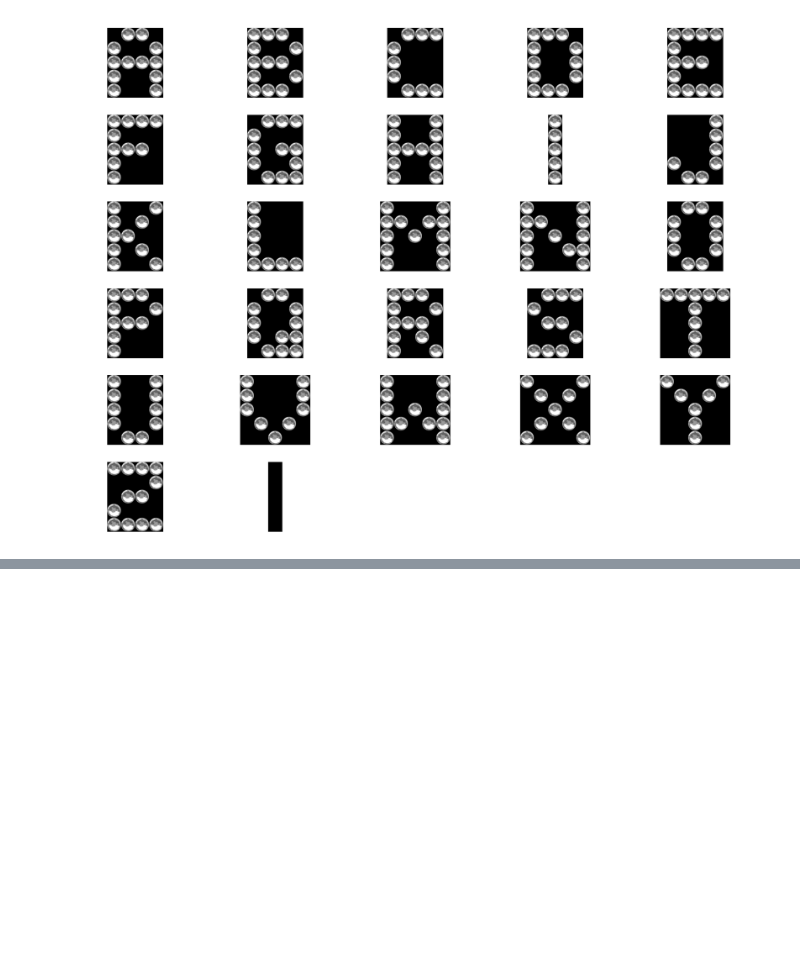
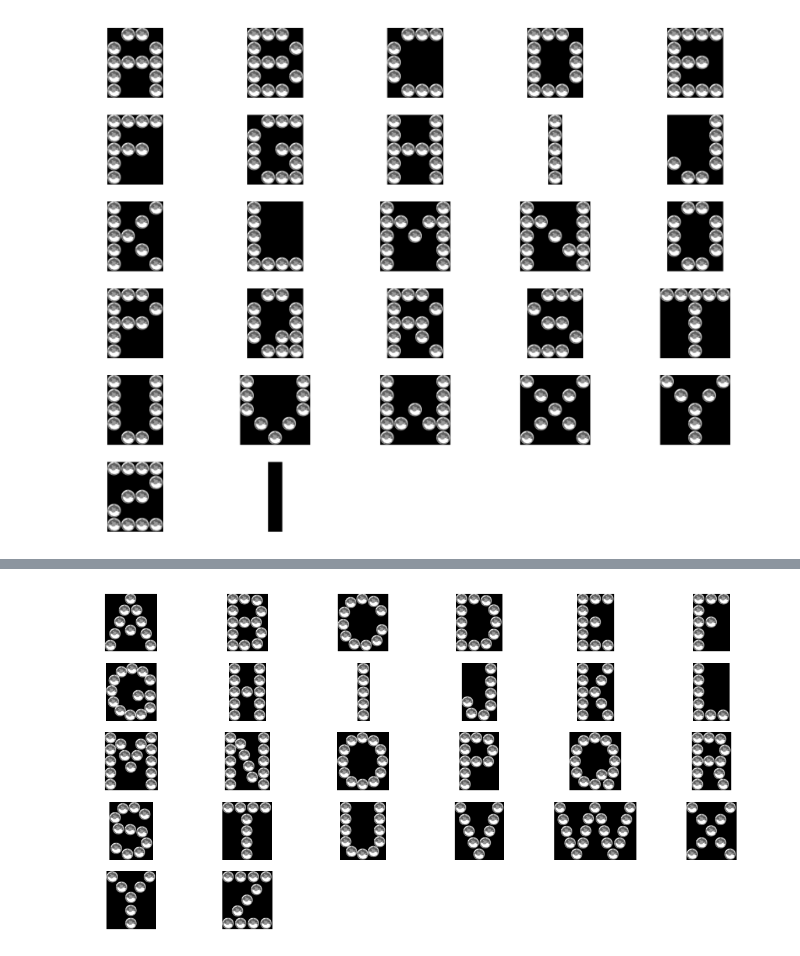
Before and after one commit to baeldin/strass_preview_generator, a Jupyter notebook: strass_band_generator.ipynb, the cells around one changed output, grey strips where cells are left out. Cells and saved outputs as stored; diff of their text form; code cells hidden in the pictures; blank space fills up the shorter version.

Commit message:
read coordinate file from github, display Nagel & Hermann alphabet

```diff
--- a/strass_band_generator.ipynb
+++ b/strass_band_generator.ipynb
@@ -605,2 +627,33 @@ plt.show()
 [figure]
 [figure]
+# %%
+alphabet = []
+for draw in ['A', 'B', 'C', 'D', 'E', 'F', 'G', 'H', 'I', 'J', 'K', 'L', 'M',
+             'N', 'O', 'P', 'Q', 'R', 'S', 'T', 'U', 'V', 'W', 'X', 'Y', 'Z']:
+# loop over stone coordinates in letter and add stones to image
+  dimy = 5 * 44
+  dimx = 1 + int(np.ceil(44 * (1 + letters_new[draw][:,1].max()) - np.floor(letters_new[draw][:,1].min())))
+  new_img = np.zeros((dimy, dimx, 3), dtype=int)
+  for dot in range(letters_new[draw].shape[0]):
+    doty, dotx = letters_new[draw][dot, :]
+    for xx in range(44):
+      for yy in range(44):
+        new_img[int(44 * doty + yy), int(44 * dotx + xx), :] += flipped_stone[yy, xx, 0]
+  new_img = np.flip(new_img, axis=0)
+  alphabet.append(new_img)
+
+
+fig, ax = plt.subplots(5, 6, figsize=(10,5), dpi=150)
+for ii, letter in enumerate(alphabet):
+  ax.flatten()[ii].imshow(letter)
+  ax.flatten()[ii].axis('off')
+
+for ii in range(26, 30):
+  ax.flatten()[ii].axis('off')
+
+plt.show()
+plt.close('all')
+#new_img = np.flip(new_img, axis=0)
+#plt.imshow(new_img)
+#cv2.imwrite(draw+".png", new_img)
+# %% [output]
@@ -606,0 +667 @@ plt.show()
+[figure, added]
```
Also changed, not shown: parts of 2 cells of this notebook.
